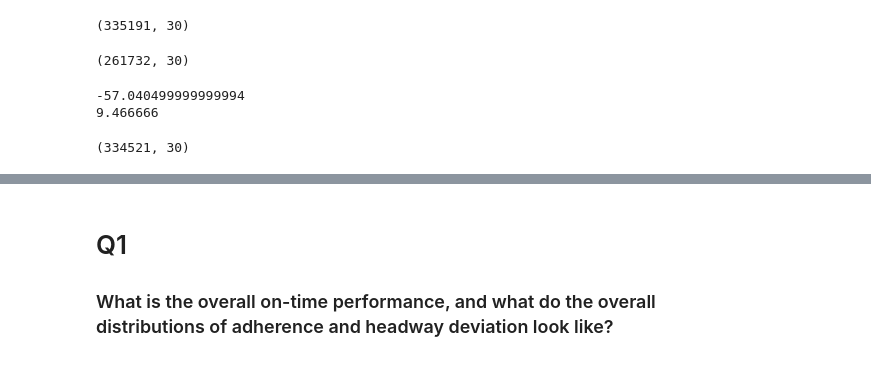
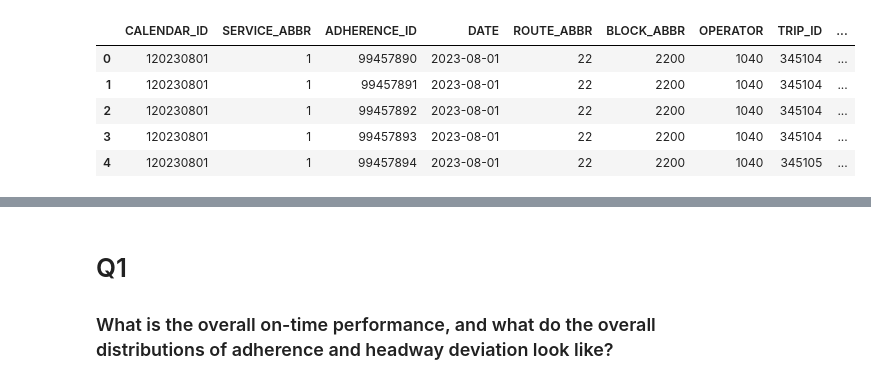
Before and after one commit to NSS-Data-Analytics-Cohort-11/wego-boomers, a Jupyter notebook: notebooks/WeGo.ipynb, the cells around one changed output, grey strips where cells are left out. Saved outputs shown, nothing was run; the diff lists cells and outputs as text; code cells hidden in the pictures.

```diff
--- a/notebooks/WeGo.ipynb
+++ b/notebooks/WeGo.ipynb
@@ -43,0 +91,17 @@ wego = wego[wego['PREV_SCHED_STOP_CANCELLED'] != 1.0]
+# %%
+# Adding columns to indicate if headway was normal, bunching, or gapping
+
+wego['HDWY_IS_BUNCHING'] = 0
+wego['HDWY_IS_NORMAL'] = 0
+wego['HDWY_IS_GAPPING'] = 0
+
+def hdwy_cat(row):
+    if row['HDWY_DEV_PERC'] < -50:
+        row['HDWY_IS_BUNCHING'] = 1
+    elif -50 <= row['HDWY_DEV_PERC'] <= 50:
+        row['HDWY_IS_NORMAL'] = 1
+    elif row['HDWY_DEV_PERC'] > 50:
+        row['HDWY_IS_GAPPING'] = 1
+    return row
+
+wego = wego.apply(hdwy_cat, axis=1)
@@ -44,29 +116,9 @@ wego = wego[wego['PREV_SCHED_STOP_CANCELLED'] != 1.0]
 # %%
-wego.shape
+wego.head()
 # %% [output]
-(335191, 30)
+|  | CALENDAR_ID | SERVICE_ABBR | ADHERENCE_ID | DATE | ROUTE_ABBR | BLOCK_ABBR | OPERATOR | TRIP_ID | ... |
+| 0 | 120230801 | 1 | 99457890 | 2023-08-01 | 22 | 2200 | 1040 | 345104 | ... |
+| 1 | 120230801 | 1 | 99457891 | 2023-08-01 | 22 | 2200 | 1040 | 345104 | ... |
+| 2 | 120230801 | 1 | 99457892 | 2023-08-01 | 22 | 2200 | 1040 | 345104 | ... |
+| 3 | 120230801 | 1 | 99457893 | 2023-08-01 | 22 | 2200 | 1040 | 345104 | ... |
+| 4 | 120230801 | 1 | 99457894 | 2023-08-01 | 22 | 2200 | 1040 | 345105 | ... |
-# %%
-wego.shape
-# %% [output]
-(261732, 30)
-# %%
-# Removing adherence outliers 670
-adherence = wego['ADHERENCE']
-
-adherence_cleaned = adherence.dropna()
-
-adherence_1 = np.percentile(adherence_cleaned, .1)
-adherence_99 = np.percentile(adherence_cleaned, 99.9)
-
-wego = wego[(wego['ADHERENCE'] >= adherence_1) & (wego['ADHERENCE'] <= adherence_99)]
-
-# Print the results
-print(adherence_1)
-print(adherence_99)
-# %% [output]
--57.040499999999994
-9.466666
-# %%
-wego.shape
-# %% [output]
-(334521, 30)
```
Also changed, not shown: parts of 36 cells of this notebook.
